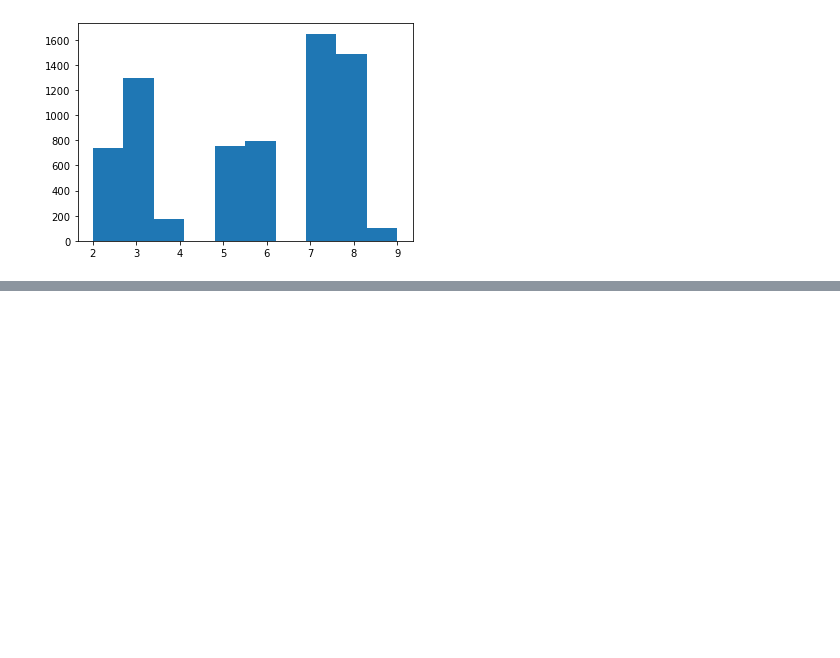
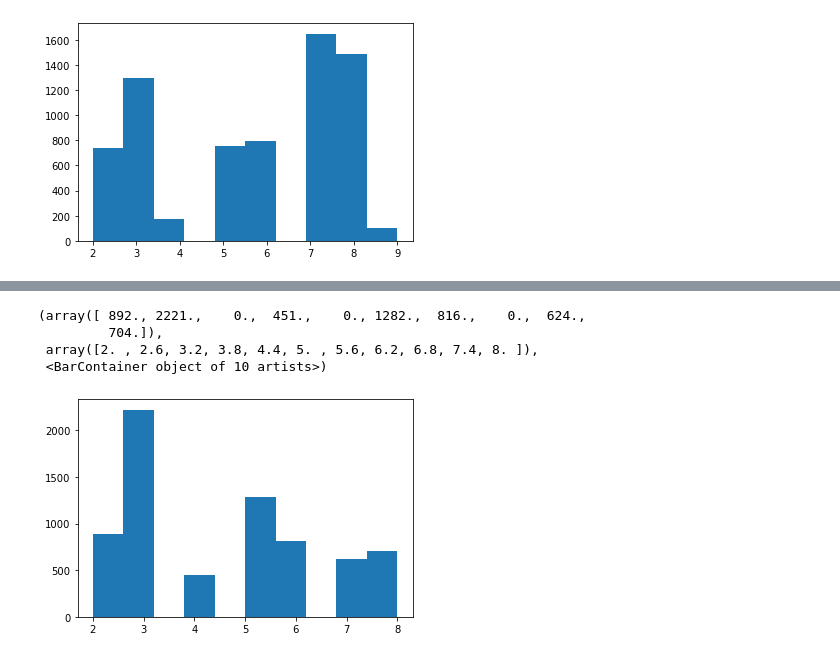
Before and after one commit to akannan05/ges24, a Jupyter notebook: Aggregate Stats Sampling.ipynb, the cells around one changed output, grey strips where cells are left out. Saved outputs shown, nothing was run; the diff lists cells and outputs as text; code cells hidden in the pictures; blank space fills up the shorter version.

```diff
--- a/Aggregate Stats Sampling.ipynb
+++ b/Aggregate Stats Sampling.ipynb
@@ -102,0 +119,8 @@ plt.hist(df_cust['age'])
+# %%
+plt.hist(df_cust['series_group'])
+# %% [output]
+(array([ 892., 2221.,    0.,  451.,    0., 1282.,  816.,    0.,  624.,
+         704.]),
+ array([2. , 2.6, 3.2, 3.8, 4.4, 5. , 5.6, 6.2, 6.8, 7.4, 8. ]),
+ <BarContainer object of 10 artists>)
+[figure, added]
```
Also changed, not shown: parts of 3 cells of this notebook.
